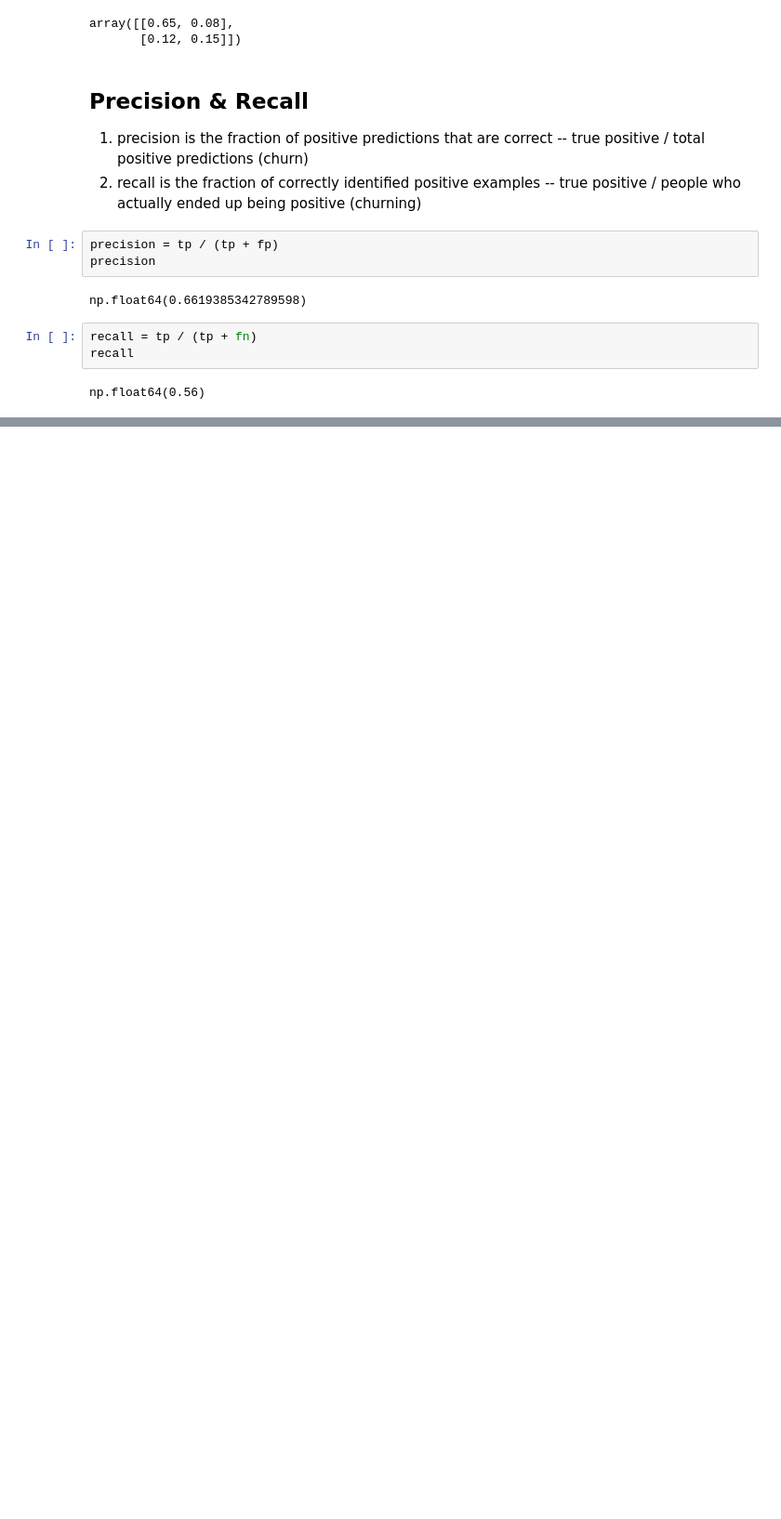
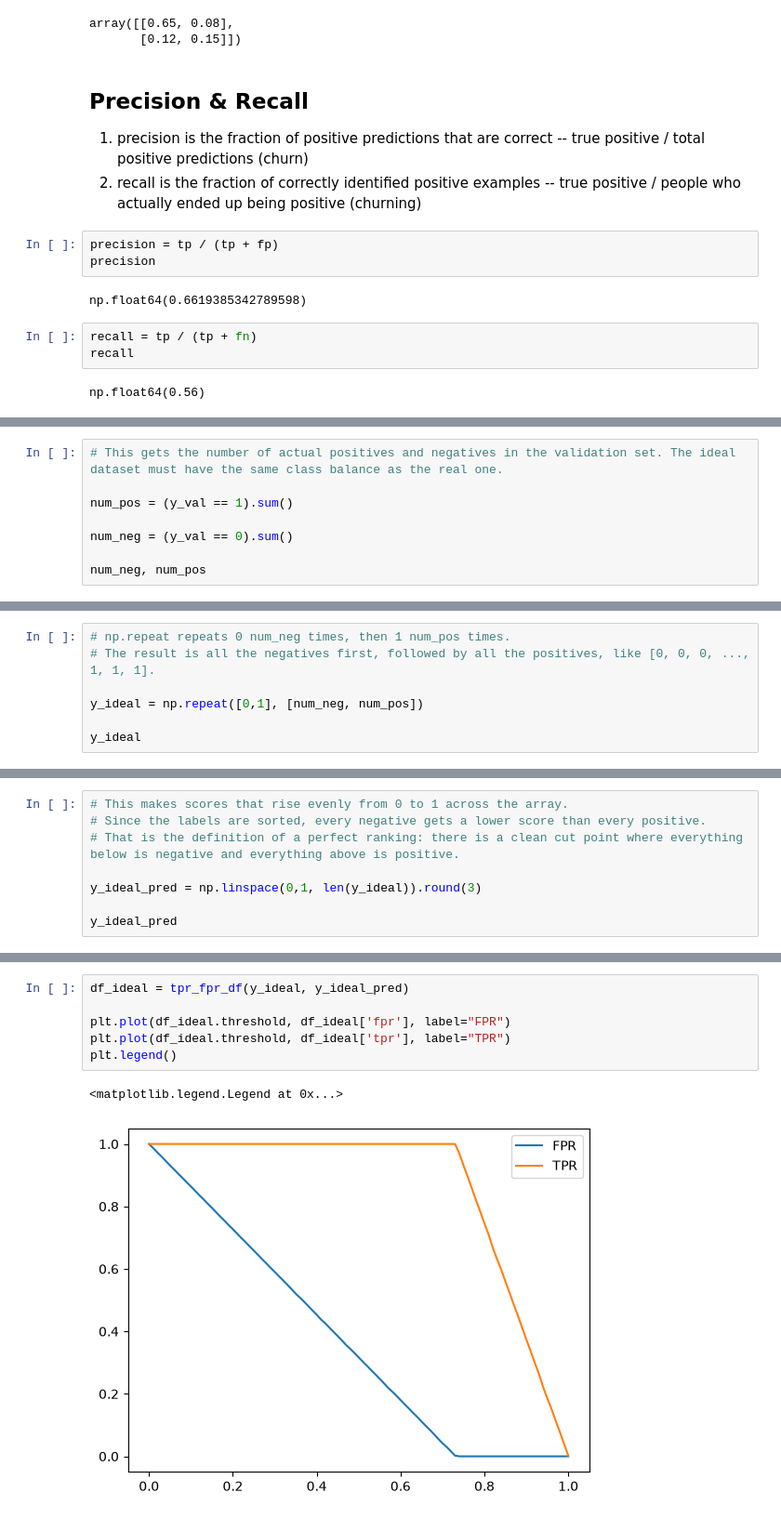
Before and after one commit to pranavpr-1/machine-learning-zoomcamp, a Jupyter notebook: Week_4/metrics.ipynb, the cells around one changed output, grey strips where cells are left out. Shown at 93% size. Saved outputs shown, nothing was run; the diff lists cells and outputs as text; blank space fills up the shorter version.

```diff
--- a/Week_4/metrics.ipynb
+++ b/Week_4/metrics.ipynb
@@ -506,0 +704,8 @@ np.float64(0.56)
+# %%
+# This gets the number of actual positives and negatives in the validation set. The ideal dataset must have the same class balance as the real one.
+
+num_pos = (y_val == 1).sum()
+
+num_neg = (y_val == 0).sum()
+
+num_neg, num_pos
@@ -506,0 +714,7 @@ np.float64(0.56)
+# %%
+# np.repeat repeats 0 num_neg times, then 1 num_pos times.
+# The result is all the negatives first, followed by all the positives, like [0, 0, 0, ..., 1, 1, 1].
+
+y_ideal = np.repeat([0,1], [num_neg, num_pos])
+
+y_ideal
@@ -506,0 +723,8 @@ np.float64(0.56)
+# %%
+# This makes scores that rise evenly from 0 to 1 across the array.
+# Since the labels are sorted, every negative gets a lower score than every positive.
+# That is the definition of a perfect ranking: there is a clean cut point where everything below is negative and everything above is positive.
+
+y_ideal_pred = np.linspace(0,1, len(y_ideal)).round(3)
+
+y_ideal_pred
@@ -506,0 +751,9 @@ np.float64(0.56)
+# %%
+df_ideal = tpr_fpr_df(y_ideal, y_ideal_pred)
+
+plt.plot(df_ideal.threshold, df_ideal['fpr'], label="FPR")
+plt.plot(df_ideal.threshold, df_ideal['tpr'], label="TPR")
+plt.legend()
+# %% [output]
+<matplotlib.legend.Legend at 0x...>
+[figure, added]
```
Also changed, not shown: parts of 33 cells of this notebook, 1 other file.
